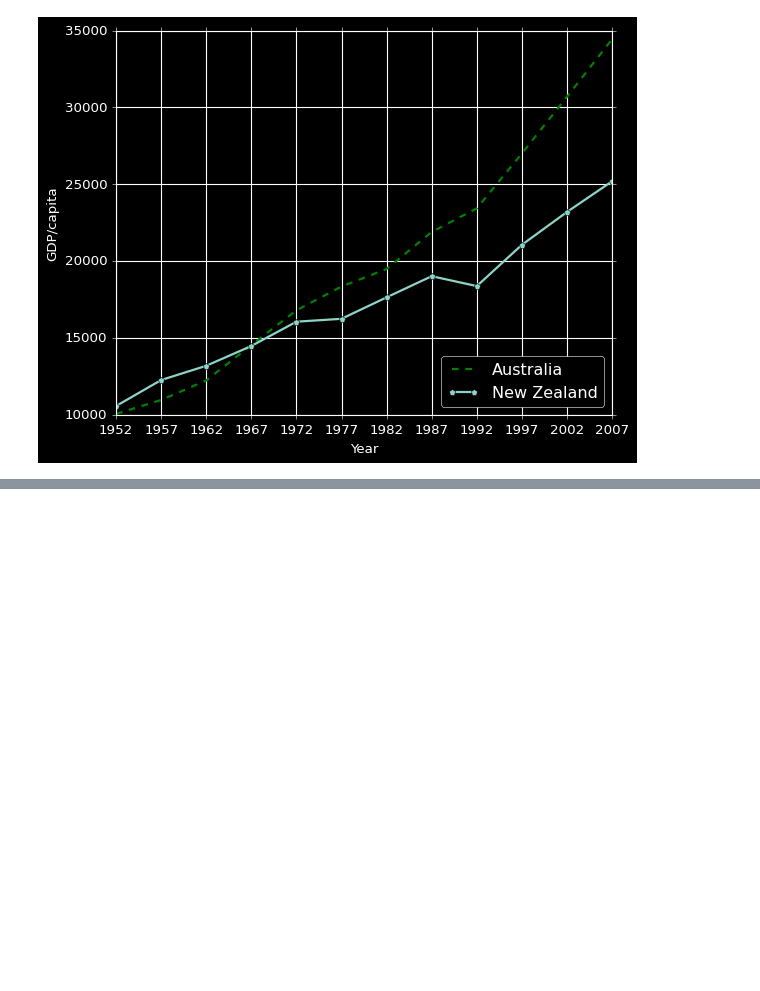
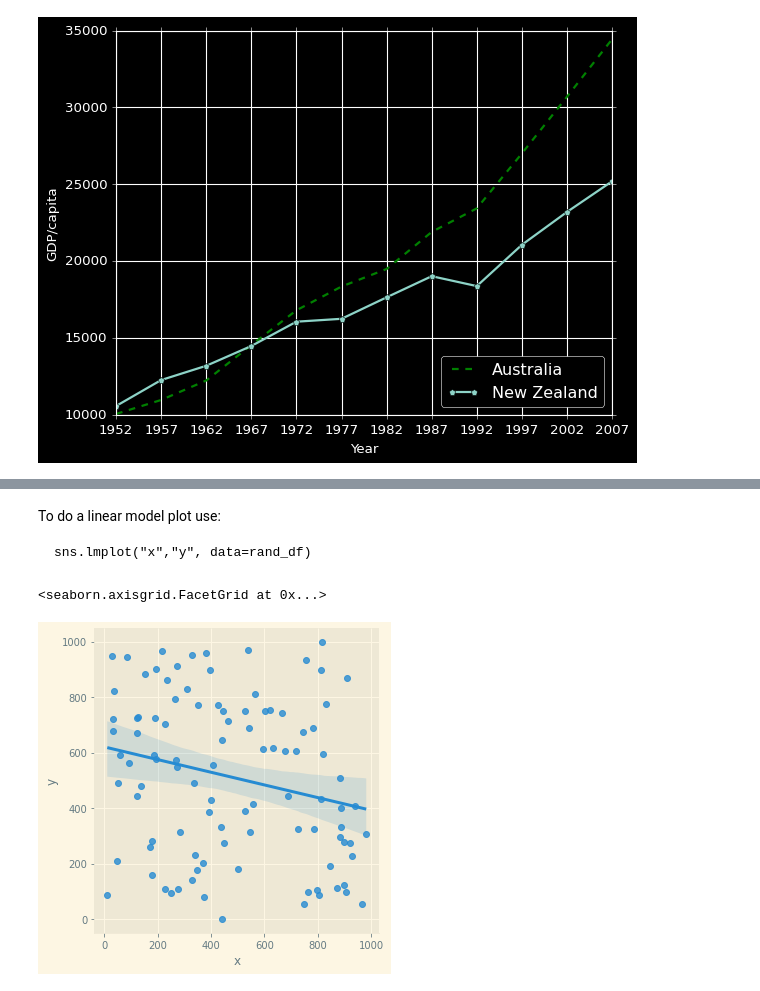
Before and after one commit to shostakm21/PracticalComputing_2022, a Jupyter notebook: PracComp2022.ipynb, the cells around one changed output, grey strips where cells are left out. Cells and saved outputs as stored; diff of their text form; code cells hidden in the pictures; blank space fills up the shorter version.

````diff
--- a/PracComp2022.ipynb
+++ b/PracComp2022.ipynb
@@ -695,0 +794,10 @@ Text(0.5, 0, 'Year')
+# %% [markdown]
+To do a linear model plot use:
+```
+sns.lmplot("x","y", data=rand_df)
+```
+# %%
+sns.lmplot("x","y", data=rand_df)
+# %% [output]
+<seaborn.axisgrid.FacetGrid at 0x...>
+[figure, added]
````
Also changed, not shown: parts of 26 cells of this notebook.
